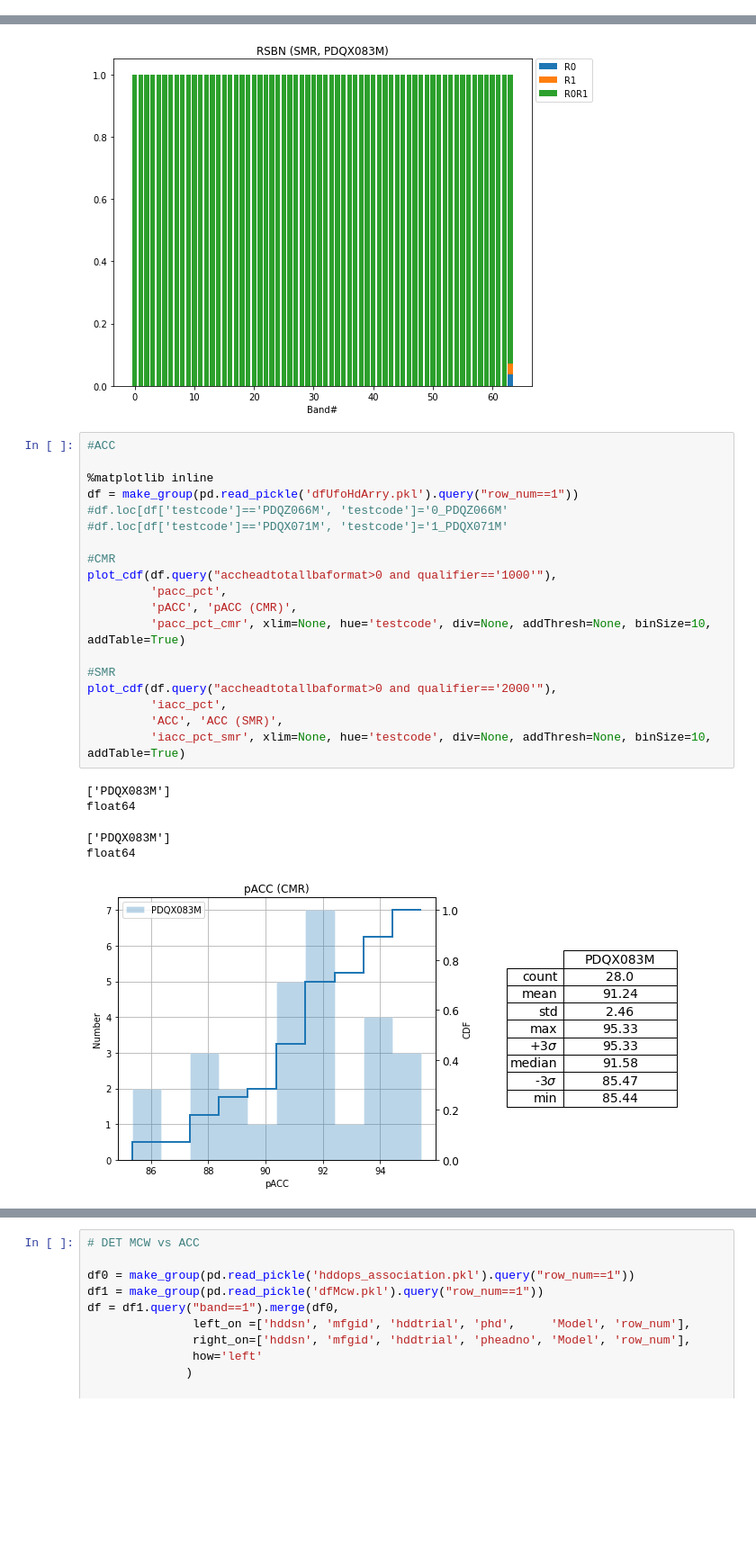
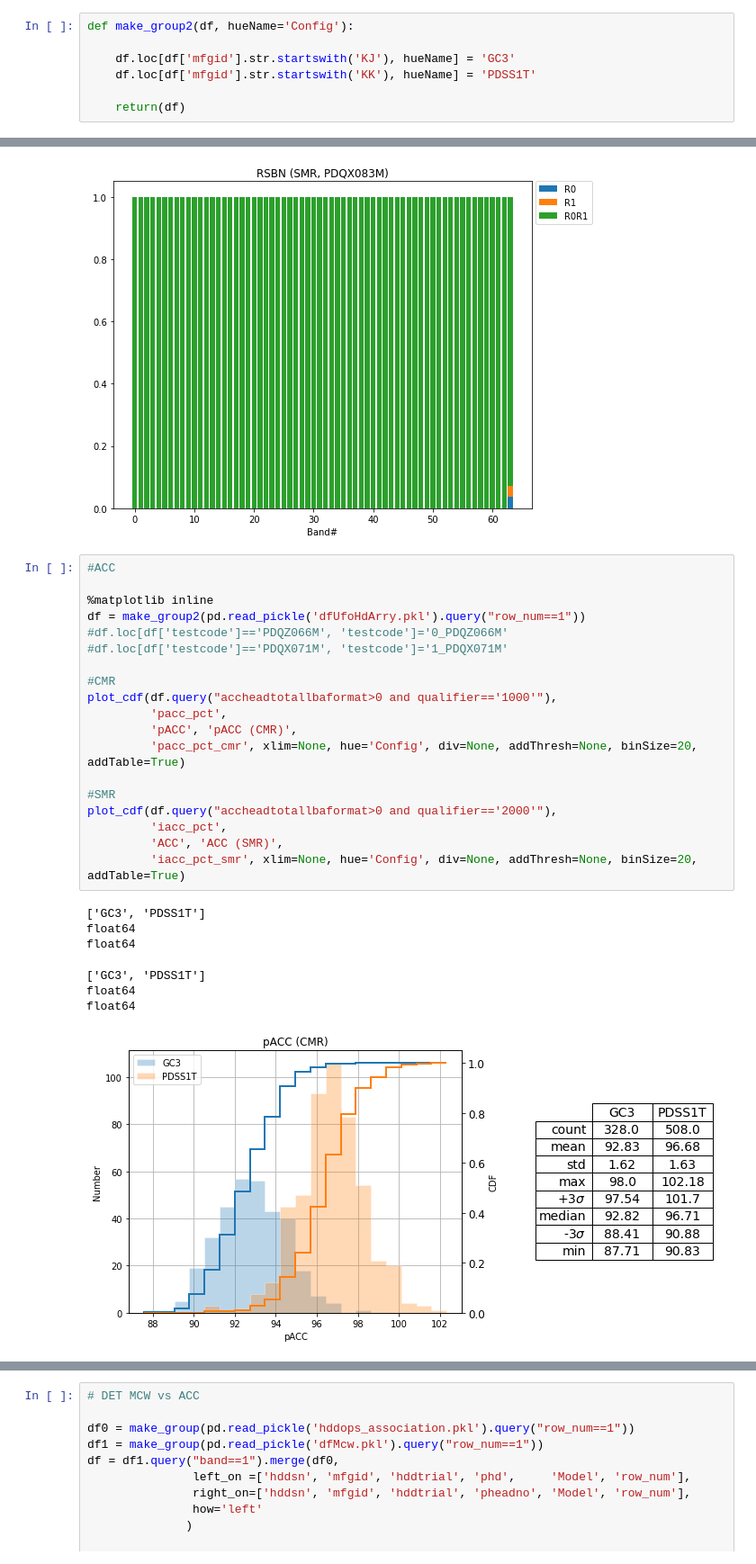
Before and after one commit to kiughigk/mfgcmd_ttr, a Jupyter notebook: notebook/parametric_summery.ipynb, the cells around one changed output, grey strips where cells are left out. Shown at 90% size. Saved outputs shown, nothing was run; the diff lists cells and outputs as text; blank space fills up the shorter version.

```diff
--- a/notebook/parametric_summery.ipynb
+++ b/notebook/parametric_summery.ipynb
@@ -655,6 +655,13 @@ def make_group(df, hueName='Model'):
     df.loc[df['mfgid'].str.endswith('6'), hueName] = 'XMR_G4i'
 
     return(df)
+# %%
+def make_group2(df, hueName='Config'):
+
+    df.loc[df['mfgid'].str.startswith('KJ'), hueName] = 'GC3'
+    df.loc[df['mfgid'].str.startswith('KK'), hueName] = 'PDSS1T'
+
+    return(df)
 # %%
 #parameters
 stpi      = 580.0
@@ -1136,25 +1143,27 @@ Using matplotlib backend: Qt5Agg
 # %%
 #ACC
 
 %matplotlib inline
-df = make_group(pd.read_pickle('dfUfoHdArry.pkl').query("row_num==1"))
+df = make_group2(pd.read_pickle('dfUfoHdArry.pkl').query("row_num==1"))
 #df.loc[df['testcode']=='PDQZ066M', 'testcode']='0_PDQZ066M'
 #df.loc[df['testcode']=='PDQX071M', 'testcode']='1_PDQX071M'
 
 #CMR
 plot_cdf(df.query("accheadtotallbaformat>0 and qualifier=='1000'"),
          'pacc_pct',
          'pACC', 'pACC (CMR)',
-         'pacc_pct_cmr', xlim=None, hue='testcode', div=None, addThresh=None, binSize=10, addTable=True)
+         'pacc_pct_cmr', xlim=None, hue='Config', div=None, addThresh=None, binSize=20, addTable=True)
 
 #SMR
 plot_cdf(df.query("accheadtotallbaformat>0 and qualifier=='2000'"),
          'iacc_pct',
          'ACC', 'ACC (SMR)',
-         'iacc_pct_smr', xlim=None, hue='testcode', div=None, addThresh=None, binSize=10, addTable=True)
+         'iacc_pct_smr', xlim=None, hue='Config', div=None, addThresh=None, binSize=20, addTable=True)
 # %% [output]
-['PDQX083M']
+['GC3', 'PDSS1T']
 float64
+float64
-['PDQX083M']
+['GC3', 'PDSS1T']
 float64
+float64
-[figure, old version]
+[figure, new version]
```
Also changed, not shown: parts of 7 cells of this notebook, 1 other file.
